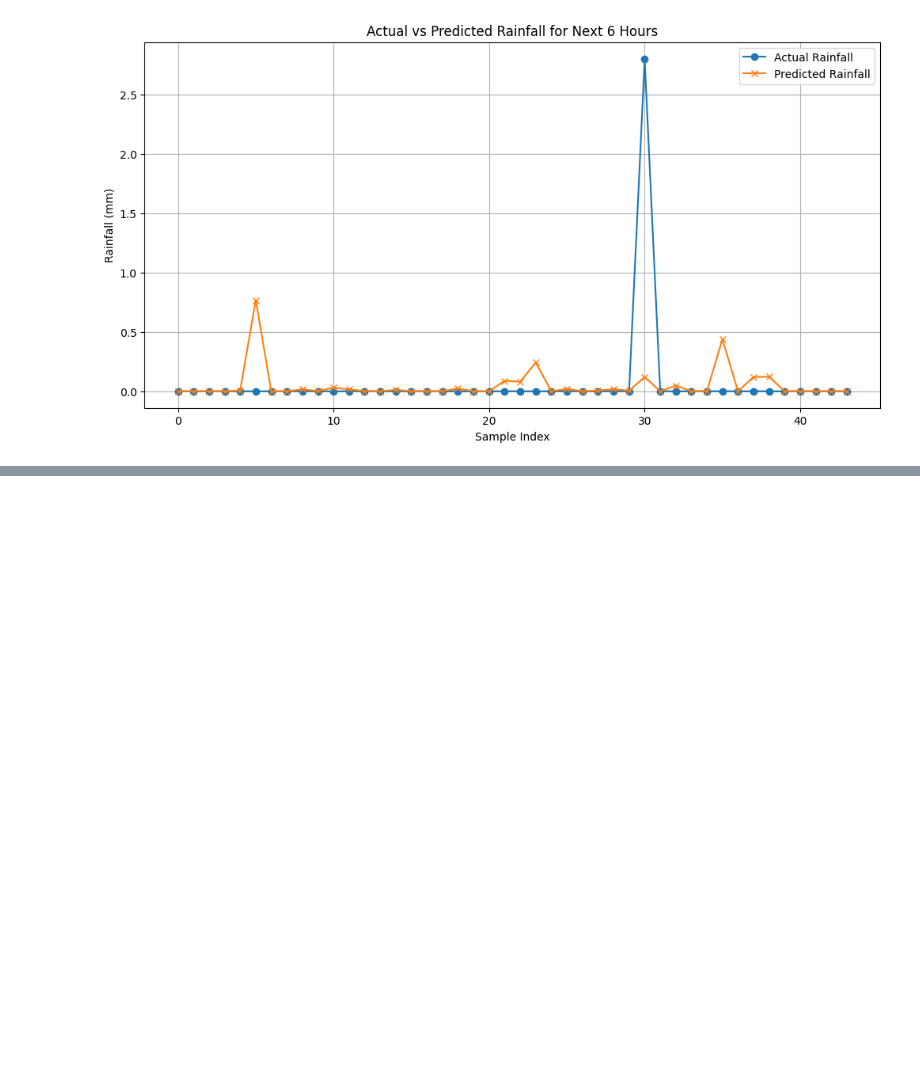
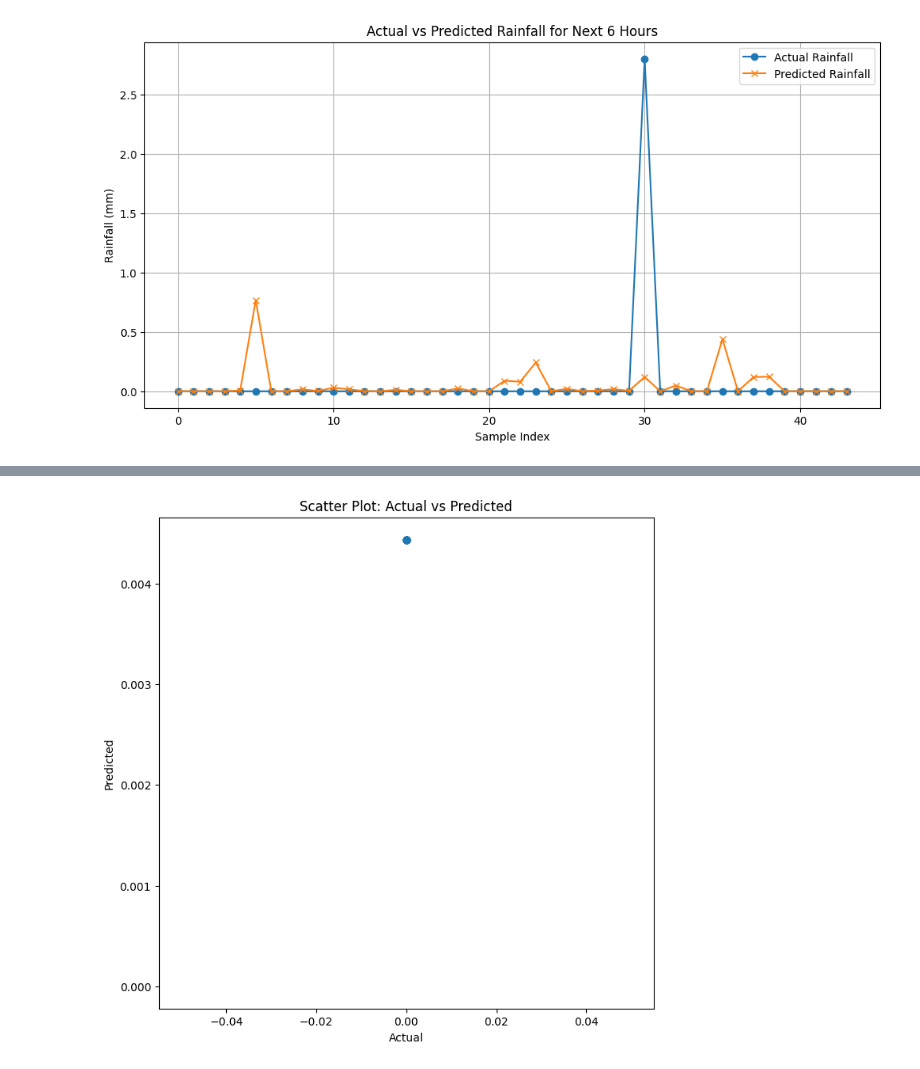
Before and after one commit to khanhtran0111/Rain-prediction, a Jupyter notebook: train_updated.ipynb, the cells around one changed output, grey strips where cells are left out. Cells and saved outputs as stored; diff of their text form; code cells hidden in the pictures; blank space fills up the shorter version.

```diff
--- a/train_updated.ipynb
+++ b/train_updated.ipynb
@@ -127,0 +294,10 @@ plt.show()
+# %%
+plt.figure(figsize=(8,8))
+plt.scatter(y_test, y_pred, alpha=0.6)
+plt.xlabel("Actual")
+plt.ylabel("Predicted")
+plt.title("Scatter Plot: Actual vs Predicted")
+plt.plot([min(y_test), max(y_test)], [min(y_test), max(y_test)], color='red')
+plt.show()
+# %% [output]
+[figure, added]
```
Also changed, not shown: parts of 16 cells of this notebook, 5 other files.
